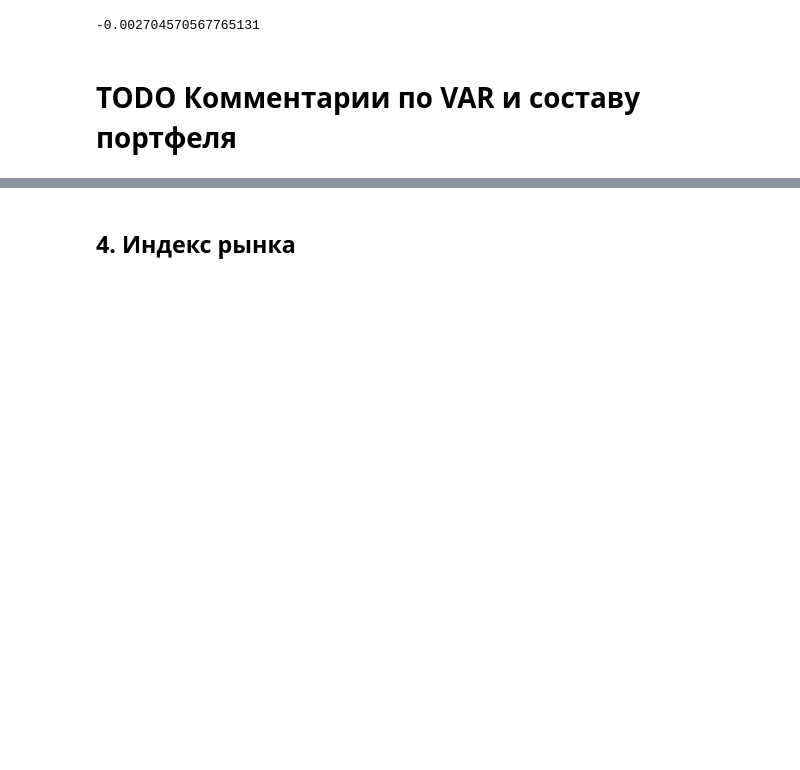
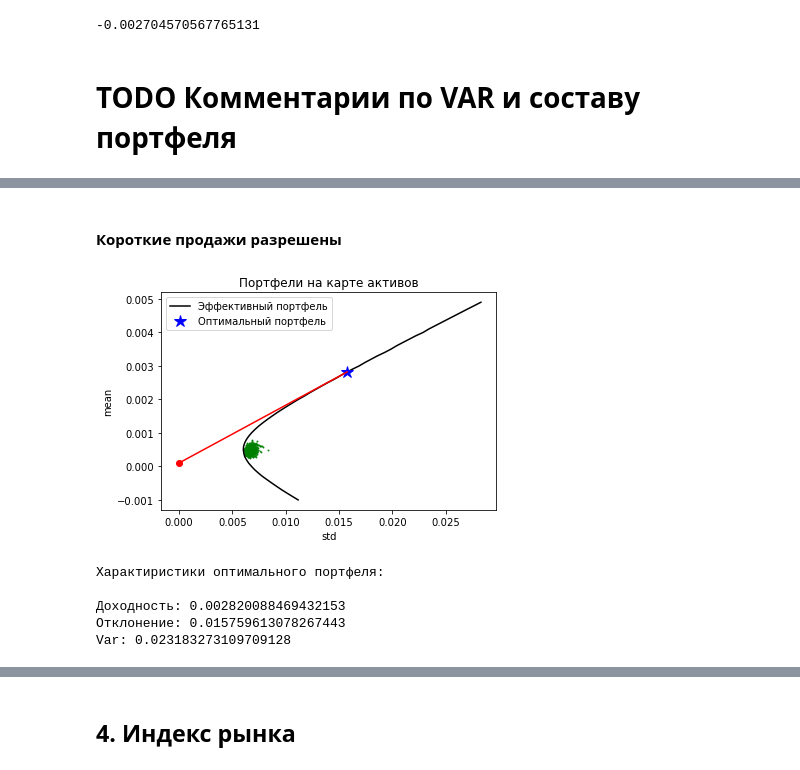
Before and after one commit to RIZARUBINA/Finance, a Jupyter notebook: Report.ipynb, the cells around one changed output, grey strips where cells are left out. Cells and saved outputs as stored; diff of their text form; code cells hidden in the pictures; blank space fills up the shorter version.

```diff
--- a/Report.ipynb
+++ b/Report.ipynb
@@ -302,0 +378,34 @@ Var_st_2
+# %% [markdown]
+#### Короткие продажи разрешены
+# %%
+target_R = np.arange(-0.001,0.005,0.0001)
+max_sharpe = fs.make_opt_portfolio_by_sharpe_ratio(R_mean, C, Ef, short_terms=True)
+r_sharp,std_sharp  = fs.portfolio_performance(max_sharpe.x, R_mean,C)
+efficient_portfolios = fs.efficient_frontier(R_mean, C, target_R, short_terms=True)
+# %%
+n_portfolios = 1000
+means, stds = np.column_stack([
+    fs.random_portfolio(portfolio_R) for _ in range(n_portfolios)
+])
+
+plt.plot(stds, means, 'o', markersize=1, alpha=0.8, color='g')
+plt.plot( efficient_portfolios.T[0], efficient_portfolios.T[1], linestyle='-', color='black', label='Эффективный портфель')
+plt.plot(std_sharp, r_sharp, 'b*',markersize=12, label='Оптимальный портфель')
+plt.scatter(0,Ef, c='r')
+plt.plot( [0,std_sharp], [Ef, r_sharp],linestyle='-', color='r',)
+plt.xlabel('std')
+plt.ylabel('mean')
+plt.legend()
+plt.title('Портфели на карте активов')
+plt.show()
+# %% [output]
+[figure, added]
+# %%
+print(f'Характиристики оптимального портфеля:\n')
+print(f'Доходность: {r_sharp}\nОтклонение: {std_sharp}\nVar: {fs.VaR(r_sharp,std_sharp)}')
+# %% [output]
+Характиристики оптимального портфеля:
+
+Доходность: 0.002820088469432153
+Отклонение: 0.015759613078267443
+Var: 0.023183273109709128
```
Also changed, not shown: parts of 18 cells of this notebook, 1 other file.
